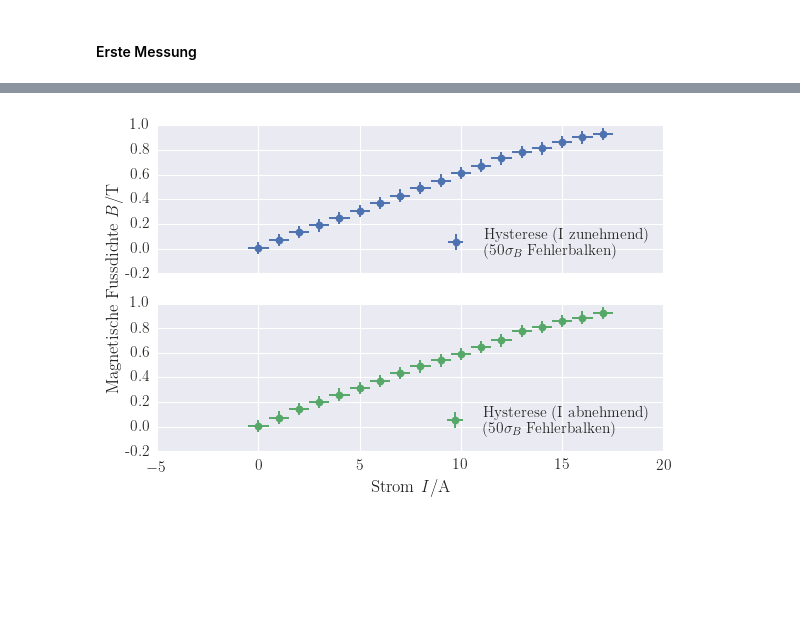
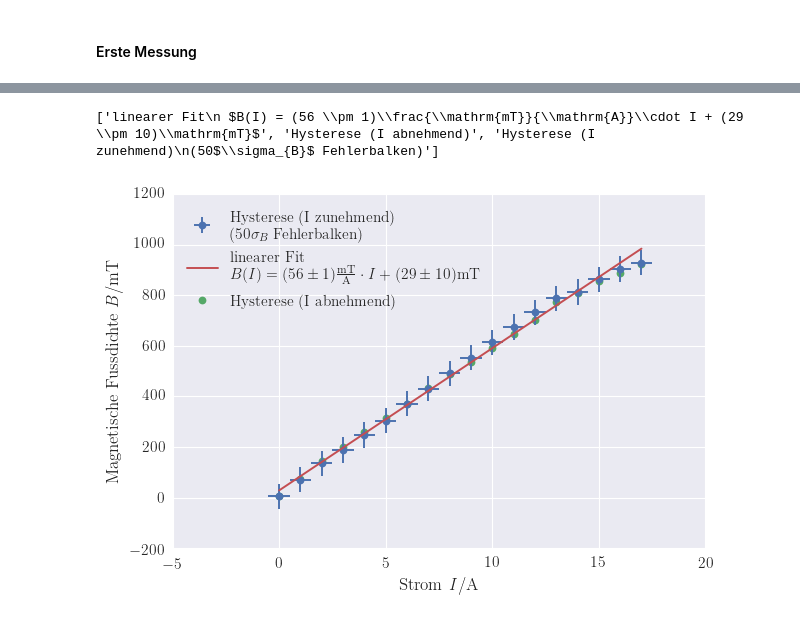
Before and after one commit to LuckyJosh/PhysikFP2015, a Jupyter notebook: 06_ZeemannEffekt[ ]/Python/Auswertung.ipynb, the cells around one changed output, grey strips where cells are left out. Cells and saved outputs as stored; diff of their text form; code cells hidden in the pictures; blank space fills up the shorter version.

Commit message:
Auswertung: Hysterese-Plots mit Fits erstellt

```diff
--- a/06_ZeemannEffekt[ ]/Python/Auswertung.ipynb
+++ b/06_ZeemannEffekt[ ]/Python/Auswertung.ipynb
@@ -154,3 +164,5 @@ def save_results(value,unit,file):
+# %%
+func_linear = lambda x, a, b: a*x + b
 # %% [markdown]
 ## Hysterese des Magnetfelds
 # %% [markdown]
@@ -228,3 +240,13 @@ hysteresis_2.head()
 ### Plots der Hysterese
 # %% [markdown]
 #### Erste Messung
+# %%
+fit_parameter_hysteresis_1_decreasing = ucurve_fit(func_linear, hysteresis_1["Strom I/A"].values,
+                                        hysteresis_1["Magnetfeld (I abnehmend) B/mT"].values)
+print_errors(fit_parameter_hysteresis_1_decreasing, description=("a_ab =","b_ab ="))
+
+fit_parameter_hysteresis_1_increasing = ucurve_fit(func_linear, hysteresis_1["Strom I/A"].values,
+                                        hysteresis_1["Magnetfeld (I zunehmend) B/mT"].values)
+print_errors(fit_parameter_hysteresis_1_increasing, description=("a_in =","b_in ="))
+
+fit_current = np.linspace(0, 17, 1001)
@@ -231,33 +295,40 @@ hysteresis_2.head()
 # %%
-fig, axes = plt.subplots(nrows=2, sharex=True)
-ax_upper, ax_lower = np.ravel(axes)
+fig, ax_upper = plt.subplots()
 
-ax = fig.add_subplot(111, frameon=False)
-# hide tick and tick label of the big axes
-ax.tick_params(labelcolor='none', top='off', bottom='off', left='off', right='off')
-ax.grid(False)
+ax_upper.set_ylim(-200, 1200.0)
+ax_upper.set_xlabel(axis_label("Strom","I","A"))
 
-ax_lower.set_xlabel(axis_label("Strom","I","A"))
-
-axis_scale(1e-3, ax=ax_upper, axis="y")
-axis_scale(1e-3, ax=ax_lower, axis="y")
-ax.set_ylabel(axis_label("Magnetische Fussdichte","B","T"))
-
-
+#axis_scale(1e-3, ax=ax_upper, axis="y")
+ax_upper.set_ylabel(axis_label("Magnetische Fussdichte","B","mT"))
 
 
 errorbar(hysteresis_1["Strom I/A"],
          hysteresis_1["Magnetfeld (I zunehmend) B/mT"], factor_y = 50, color=colors[0],
          ax=ax_upper, label="Hysterese (I zunehmend)\n(50$\sigma_{B}$ Fehlerbalken)")
+ax_upper.plot(fit_current, func_linear(fit_current, *noms(fit_parameter_hysteresis_1_increasing)),
+              marker="", color=colors[2],
+              label="linearer Fit\n $B(I) = ({a_value:.2L}){a_unit:s}\\cdot I + ({b_value:.2L}){b_unit:s}$".format(
+              a_value = fit_parameter_hysteresis_1_increasing[0],
+              a_unit = r"\frac{\mathrm{mT}}{\mathrm{A}}",
+              b_value = fit_parameter_hysteresis_1_increasing[1],
+              b_unit = r"\mathrm{mT}"))
+
+ax_upper.plot(noms(hysteresis_1["Strom I/A"]),
+         noms(hysteresis_1["Magnetfeld (I abnehmend) B/mT"]),
+         marker="o", linestyle="", color=colors[1], zorder=1,
+         label="Hysterese (I abnehmend)")
 
 errorbar(hysteresis_1["Strom I/A"],
          hysteresis_1["Magnetfeld (I abnehmend) B/mT"], factor_y = 50, color=colors[1],
          ax=ax_lower, label="Hysterese (I abnehmend)\n(50$\sigma_{B}$ Fehlerbalken)")
 
-
-ax_upper.legend(loc="lower right")
-ax_lower.legend(loc="lower right")
+handles, labels = ax_upper.get_legend_handles_labels()
+print(labels)
+# sort both labels and handles by labels
+labels, handles = ([labels[i] for i in [2,0,1]], [handles[i] for i in [2,0,1]])
+ax_upper.legend(handles, labels, loc="best")#"lower right")
 plt.tight_layout()
-fig.savefig(path_graphics+"Hysterese_Messung_I.pdf")
+fig.savefig(path_graphics+"Hysterese_Messung_I_zunehmend.pdf")
 # %% [output]
+['linearer Fit\n $B(I) = (56 \\pm 1)\\frac{\\mathrm{mT}}{\\mathrm{A}}\\cdot I + (29 \\pm 10)\\mathrm{mT}$', 'Hysterese (I abnehmend)', 'Hysterese (I zunehmend)\n(50$\\sigma_{B}$ Fehlerbalken)']
-[figure, old version]
+[figure, new version]
```
Also changed, not shown: parts of 8 cells of this notebook, 9 other files.
